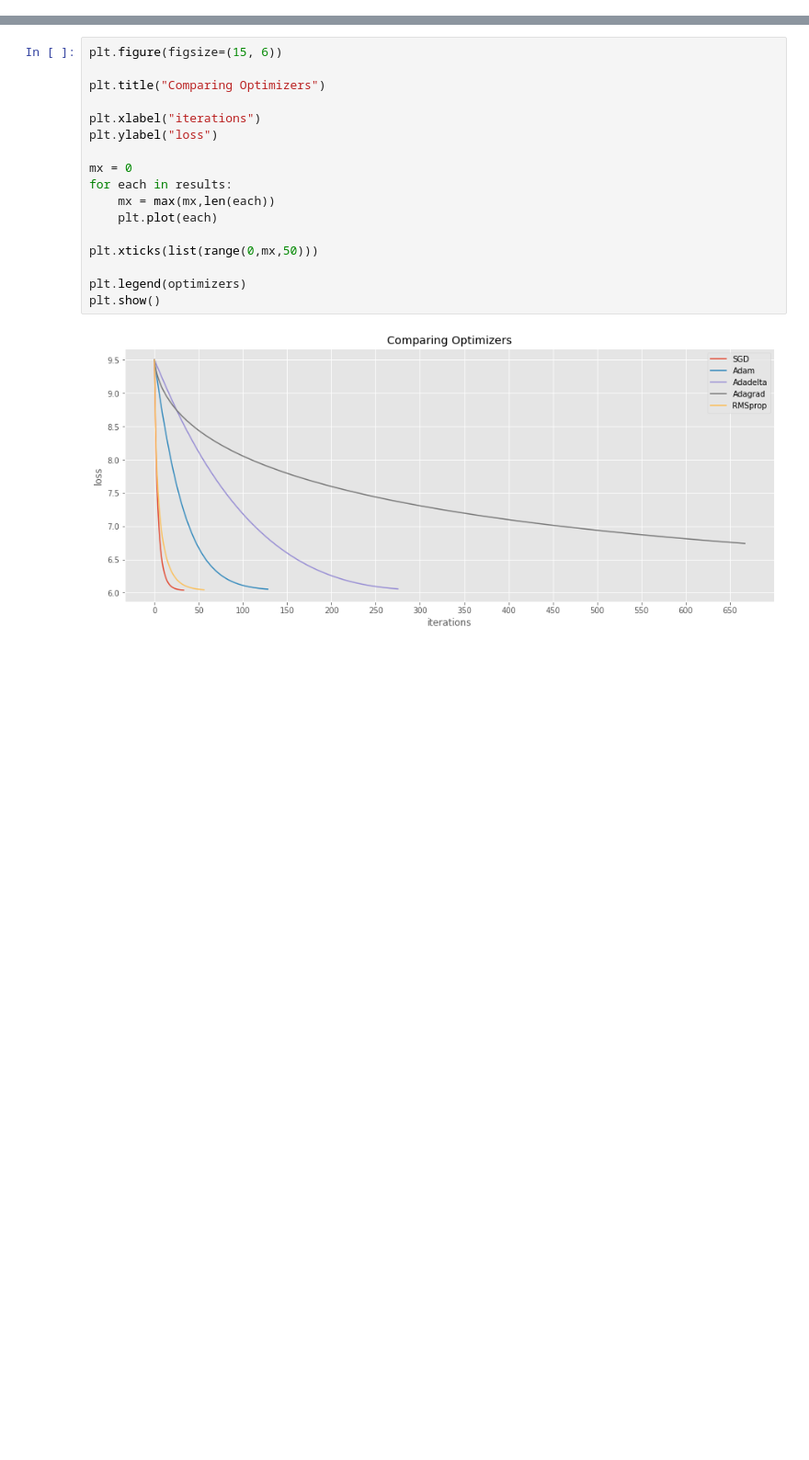
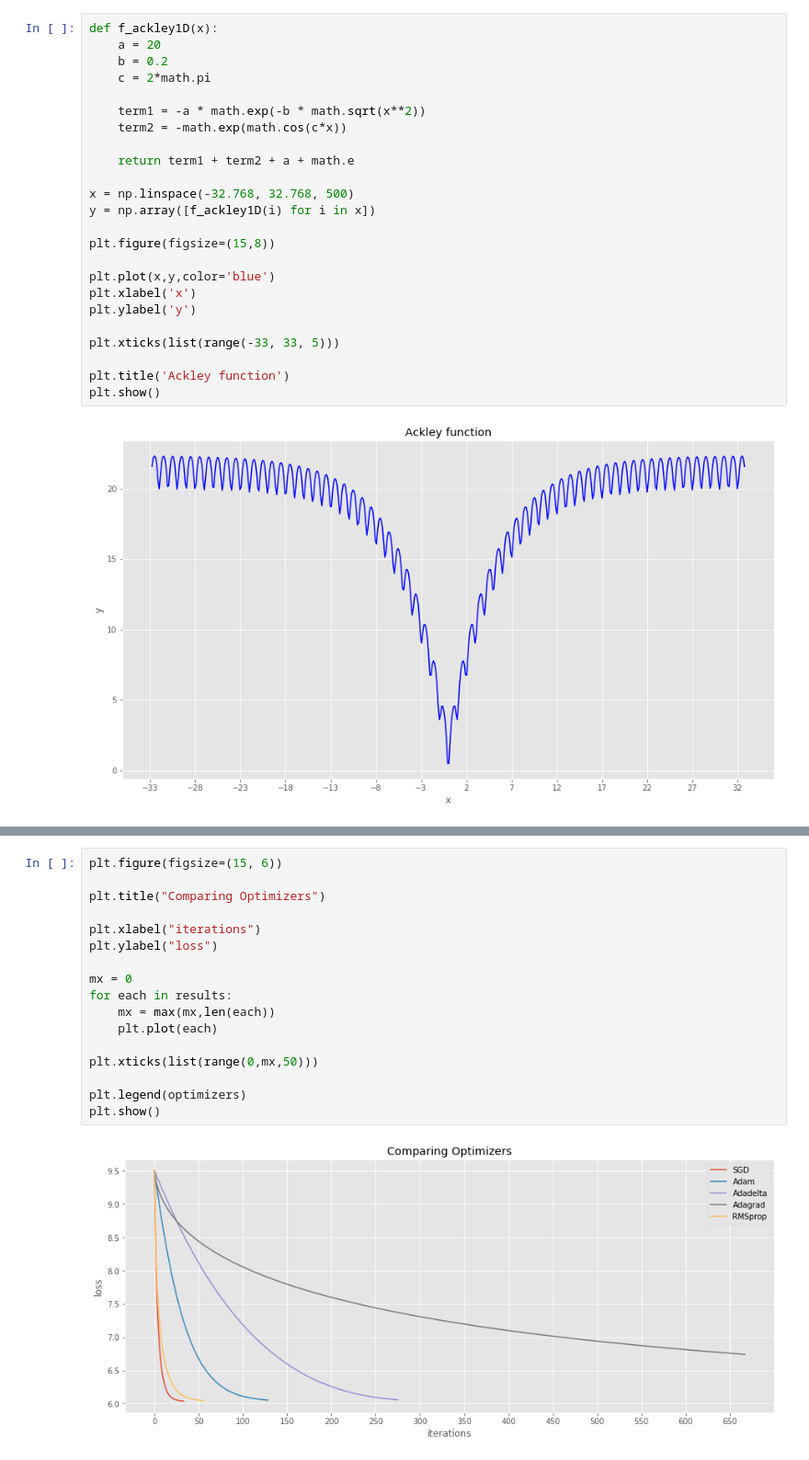
Before and after one commit to Davit98/Optimization-ML, a Jupyter notebook: Experiments.ipynb, the cells around one changed output, grey strips where cells are left out. Shown at 92% size. Saved outputs shown, nothing was run; the diff lists cells and outputs as text; blank space fills up the shorter version.

Commit message:
add ackley function

```diff
--- a/Experiments.ipynb
+++ b/Experiments.ipynb
@@ -30,0 +37,26 @@ plt.show()
+# %%
+def f_ackley1D(x):
+    a = 20
+    b = 0.2
+    c = 2*math.pi
+
+    term1 = -a * math.exp(-b * math.sqrt(x**2))
+    term2 = -math.exp(math.cos(c*x))
+
+    return term1 + term2 + a + math.e
+
+x = np.linspace(-32.768, 32.768, 500)
+y = np.array([f_ackley1D(i) for i in x])
+
+plt.figure(figsize=(15,8))
+
+plt.plot(x,y,color='blue')
+plt.xlabel('x')
+plt.ylabel('y')
+
+plt.xticks(list(range(-33, 33, 5)))
+
+plt.title('Ackley function')
+plt.show()
+# %% [output]
+[figure, added]
```
Also changed, not shown: parts of 10 cells of this notebook.
